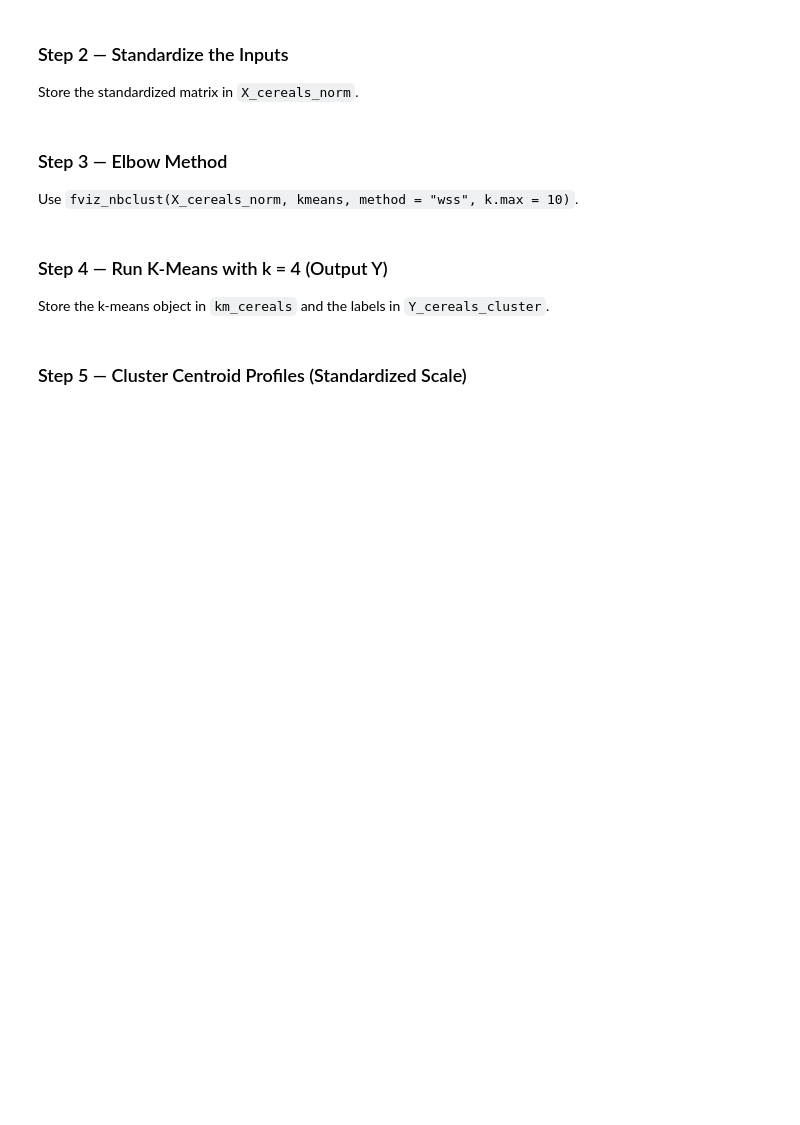
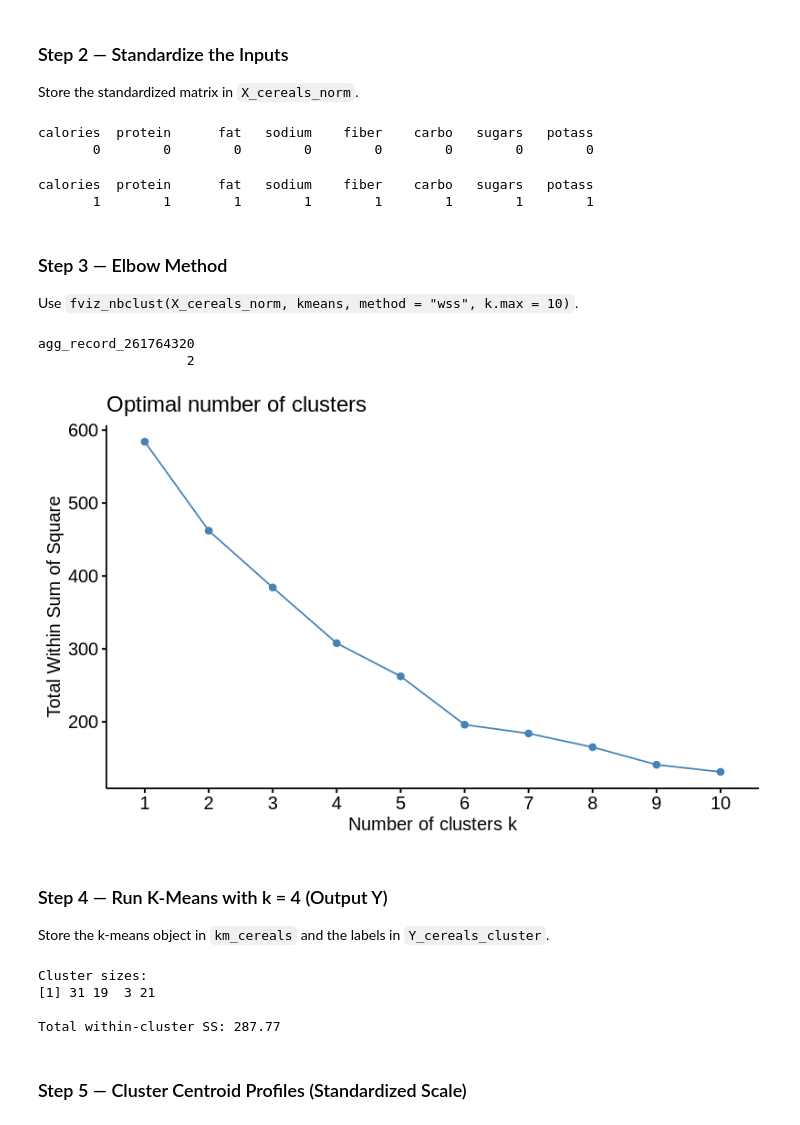
Before and after one commit to owenfrye1/MS3313-FryeV2, a Jupyter notebook: Homework/module_5_homework.ipynb, the cells around one changed output. Drawn from its saved outputs; the diff is of its cells as text; code cells hidden in the pictures; blank space fills up the shorter version.

```diff
--- a/Homework/module_5_homework.ipynb
+++ b/Homework/module_5_homework.ipynb
@@ -258,15 +362,15 @@ cat("Posterior probabilities:\n"); print(round(pred_new$posterior, 4))
 
 Use `cereals.df` for the raw data, `input_vars` for the 8 variable names, and `cereals_clean` for the cleaned dataframe with `name` as row label.
 # %%
-# YOUR CODE HERE — delete this comment when you add your code
-# Required objects: cereals.df, input_vars, cereals_clean
 
-cereals.df <- NULL    # replace NULL with your code
+
+cereals.df <- mlba::Cereals
 
 input_vars <- c("calories", "protein", "fat", "sodium",
                 "fiber", "carbo", "sugars", "potass")
 
-cereals_clean <- NULL    # replace NULL with your code
+cereals_clean <- cereals.df[complete.cases(cereals.df[, input_vars]), ]
+rownames(cereals_clean) <- cereals_clean$name
 
 cat("Cereals retained after dropping NAs:", nrow(cereals_clean), "\n")
 head(cereals_clean)
@@ -275,13 +390,17 @@ head(cereals_clean)
 
 Store the standardized matrix in `X_cereals_norm`.
 # %%
-# YOUR CODE HERE — delete this comment when you add your code
-# Required object: X_cereals_norm
 
-X_cereals_norm <- NULL    # replace NULL with your code
+
+X_cereals_norm <- scale(cereals_clean[, input_vars])
 
 round(colMeans(X_cereals_norm), 4)
 round(apply(X_cereals_norm, 2, sd), 4)
+# %% [output]
+calories  protein      fat   sodium    fiber    carbo   sugars   potass
+       0        0        0        0        0        0        0        0
+calories  protein      fat   sodium    fiber    carbo   sugars   potass
+       1        1        1        1        1        1        1        1
 # %% [markdown]
 ### Step 3 — Elbow Method
 
@@ -289,32 +408,39 @@ Use `fviz_nbclust(X_cereals_norm, kmeans, method = "wss", k.max = 10)`.
 # %%
 tmp_file <- tempfile(fileext = ".png")
 png(tmp_file, width = 800, height = 500, res = 120,
     type = "cairo", family = "sans")
 
 set.seed(123)
-# YOUR CODE HERE — delete this comment when you add your code
-# Build the fviz_nbclust plot inside print(...).
+
 
 print(
-  NULL    # replace NULL with your fviz_nbclust(...) call
+  factoextra::fviz_nbclust(X_cereals_norm, kmeans, method = "wss", k.max = 10)
 )
 
 dev.off()
 IRdisplay::display_png(file = tmp_file)
+# %% [output]
+agg_record_261764320
+                   2
+[figure, added]
 # %% [markdown]
 ### Step 4 — Run K-Means with k = 4 (Output Y)
 
 Store the k-means object in `km_cereals` and the labels in `Y_cereals_cluster`.
 # %%
 set.seed(123)
-# YOUR CODE HERE — delete this comment when you add your code
-# Required objects: km_cereals, Y_cereals_cluster
 
-km_cereals        <- NULL    # replace NULL with your code
-Y_cereals_cluster <- NULL    # replace NULL with your code
+
+km_cereals        <- kmeans(X_cereals_norm, centers = 4, nstart = 25)
+Y_cereals_cluster <- km_cereals$cluster
 
 cat("Cluster sizes:\n"); print(km_cereals$size)
 cat("\nTotal within-cluster SS:", round(km_cereals$tot.withinss, 2), "\n")
+# %% [output]
+Cluster sizes:
+[1] 31 19  3 21
+
+Total within-cluster SS: 287.77
 # %% [markdown]
 ### Step 5 — Cluster Centroid Profiles (Standardized Scale)
 # %%
```
Also changed, not shown: parts of 17 cells of this notebook.
